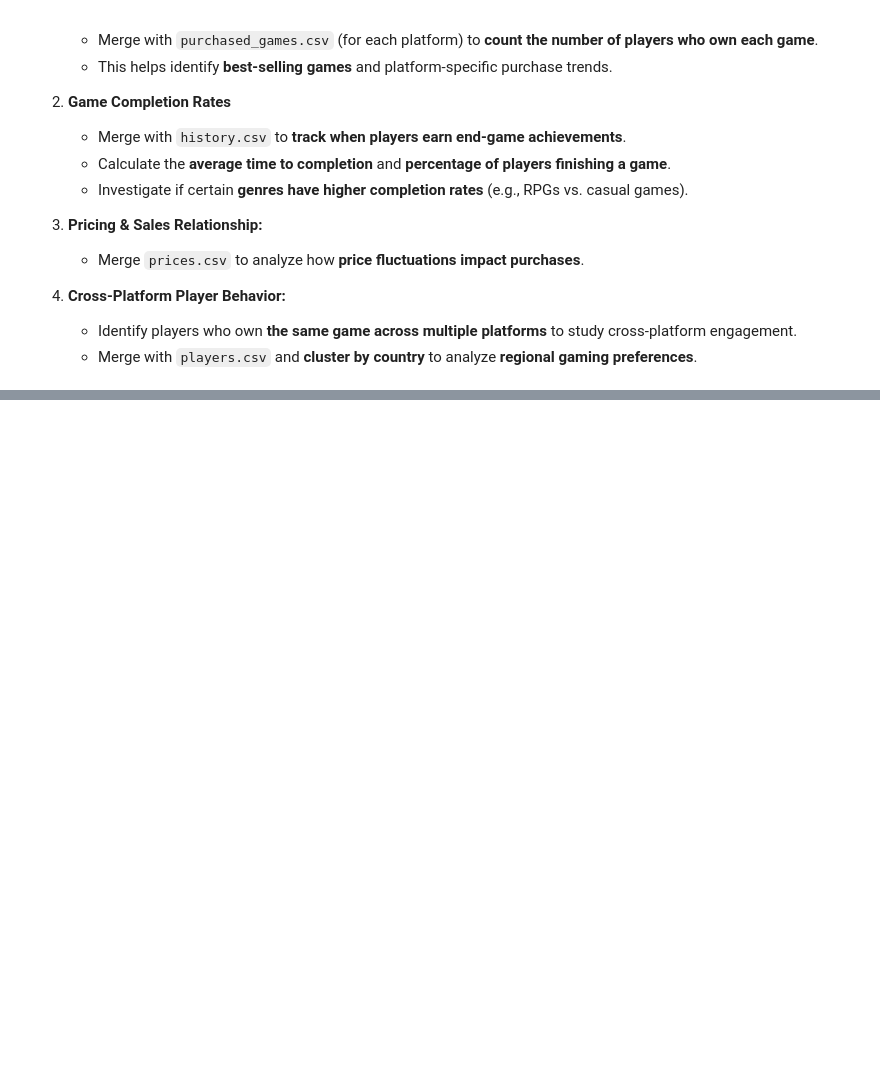
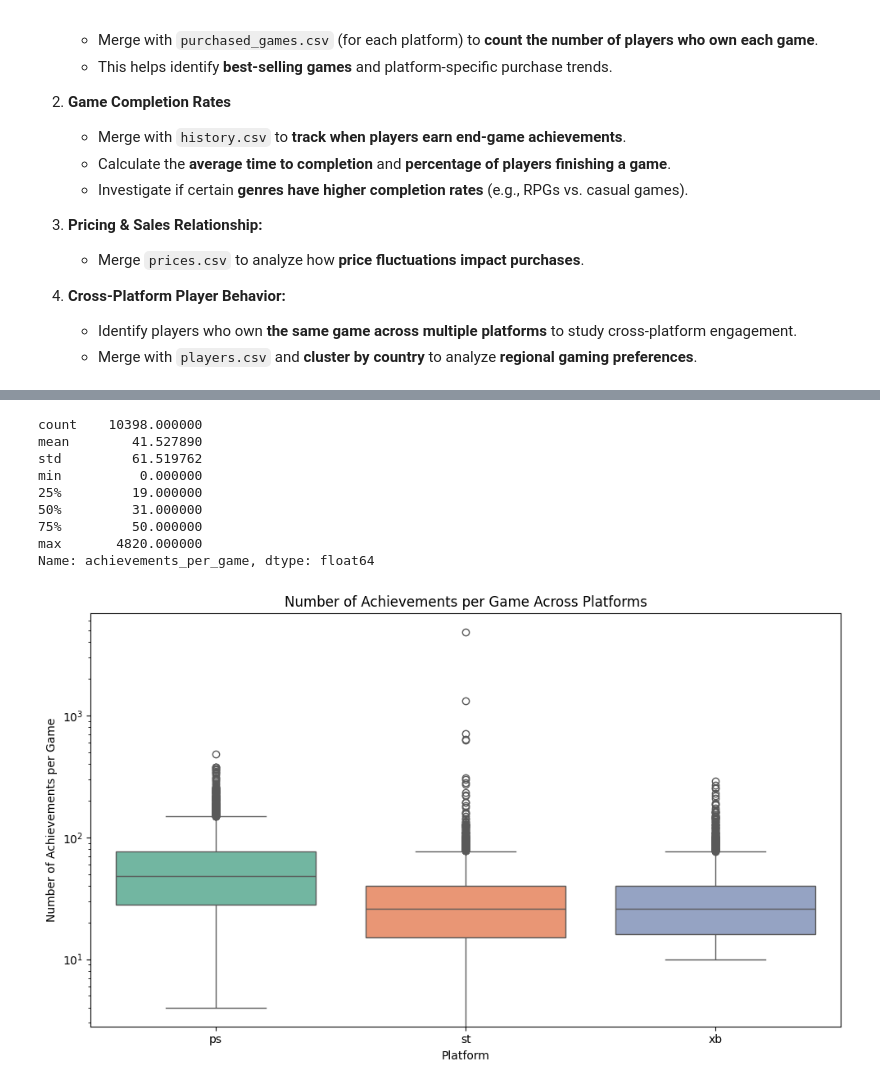
Before and after one commit to yfsongum/video_games_analysis_2025, a Jupyter notebook: SI_618_Project.ipynb, the cells around one changed output, grey strips where cells are left out. Cells and saved outputs as stored; diff of their text form; code cells hidden in the pictures; blank space fills up the shorter version.

```diff
--- a/SI_618_Project.ipynb
+++ b/SI_618_Project.ipynb
@@ -877,0 +907,28 @@ SyntaxError: invalid syntax (3815978410.py, line 6)
+# %%
+### Boxplot visualizing the distribution of the number of achievements per game across platform
+
+achievements_per_game = tidy_game_info.groupby(["title", "platform"])["achievementid"].nunique().reset_index()
+achievements_per_game.rename(columns={"achievementid": "achievements_per_game"}, inplace=True)
+
+print(achievements_per_game['achievements_per_game'].describe())
+
+plt.figure(figsize=(10, 6))
+sns.boxplot(x='platform', y='achievements_per_game', hue='platform', data=achievements_per_game, palette='Set2', legend=False)
+
+plt.title("Number of Achievements per Game Across Platforms")
+plt.xlabel("Platform")
+plt.ylabel("Number of Achievements per Game")
+plt.yscale('log')
+plt.tight_layout()
+plt.show()
+# %% [output]
+count    10398.000000
+mean        41.527890
+std         61.519762
+min          0.000000
+25%         19.000000
+50%         31.000000
+75%         50.000000
+max       4820.000000
+Name: achievements_per_game, dtype: float64
+[figure, added]
```
Also changed, not shown: parts of 17 cells of this notebook.
